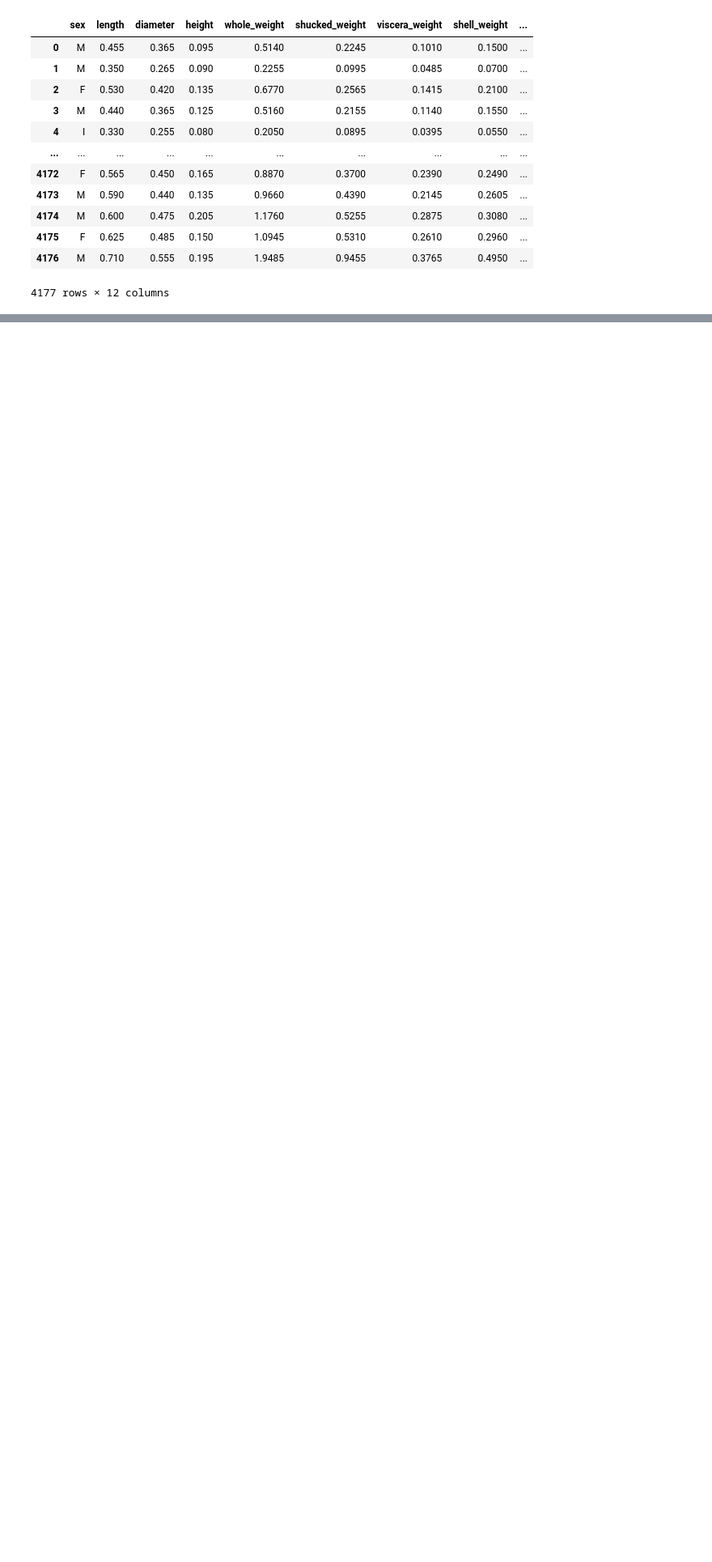
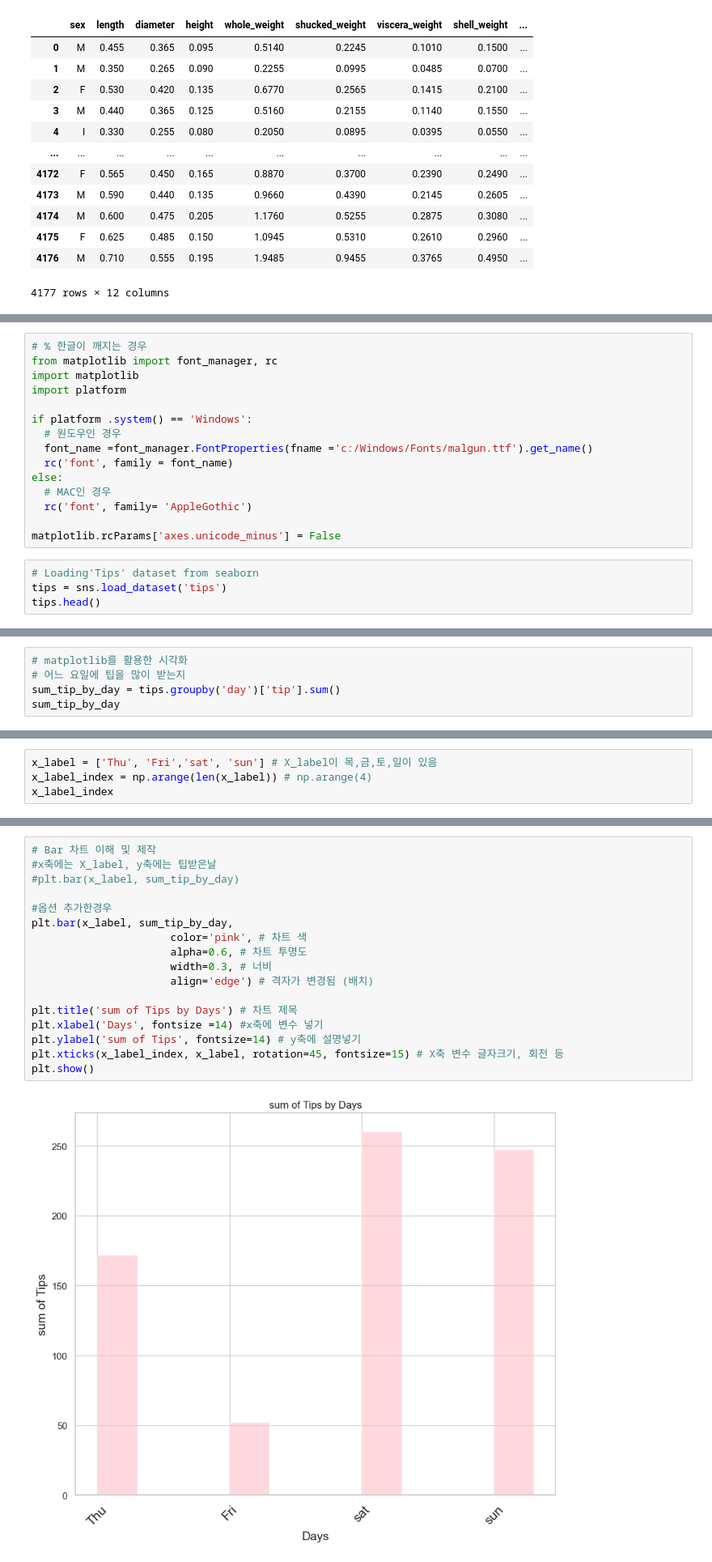
Before and after one commit to woojin0906/Python_Mechine_leaning_pr, a Jupyter notebook: pandas_Practice1.ipynb, the cells around one changed output, grey strips where cells are left out. Shown at 81% size. Cells and saved outputs as stored; diff of their text form; blank space fills up the shorter version.

Commit message:
feat : ADD matplotlib & seaborn (2023-03-07)

```diff
--- a/pandas_Practice1.ipynb
+++ b/pandas_Practice1.ipynb
@@ -739,0 +755,19 @@ pd.concat([abalone_df, one_abalone_df], axis=1)
+# %%
+# % 한글이 깨지는 경우
+from matplotlib import font_manager, rc
+import matplotlib
+import platform
+
+if platform .system() == 'Windows':
+  # 원도우인 경우
+  font_name =font_manager.FontProperties(fname ='c:/Windows/Fonts/malgun.ttf').get_name()
+  rc('font', family = font_name)
+else:
+  # MAC인 경우
+  rc('font', family= 'AppleGothic')
+
+matplotlib.rcParams['axes.unicode_minus'] = False
+# %%
+# Loading'Tips' dataset from seaborn
+tips = sns.load_dataset('tips')
+tips.head()
@@ -739,0 +785,5 @@ pd.concat([abalone_df, one_abalone_df], axis=1)
+# %%
+# matplotlib를 활용한 시각화
+# 어느 요일에 팁을 많이 받는지
+sum_tip_by_day = tips.groupby('day')['tip'].sum()
+sum_tip_by_day
@@ -739,0 +797,4 @@ pd.concat([abalone_df, one_abalone_df], axis=1)
+# %%
+x_label = ['Thu', 'Fri','sat', 'sun'] # X_label이 목,금,토,일이 있음
+x_label_index = np.arange(len(x_label)) # np.arange(4)
+x_label_index
@@ -739,0 +803,19 @@ pd.concat([abalone_df, one_abalone_df], axis=1)
+# %%
+# Bar 차트 이해 및 제작
+#x축에는 X_label, y축에는 팁받은날
+#plt.bar(x_label, sum_tip_by_day)
+
+#옵션 추가한경우
+plt.bar(x_label, sum_tip_by_day,
+                      color='pink', # 차트 색
+                      alpha=0.6, # 차트 투명도
+                      width=0.3, # 너비
+                      align='edge') # 격자가 변경됨 (배치)
+
+plt.title('sum of Tips by Days') # 차트 제목
+plt.xlabel('Days', fontsize =14) #x축에 변수 넣기
+plt.ylabel('sum of Tips', fontsize=14) # y축에 설명넣기
+plt.xticks(x_label_index, x_label, rotation=45, fontsize=15) # X축 변수 글자크기, 회전 등
+plt.show()
+# %% [output]
+[figure, added]
```
Also changed, not shown: parts of 20 cells of this notebook.
